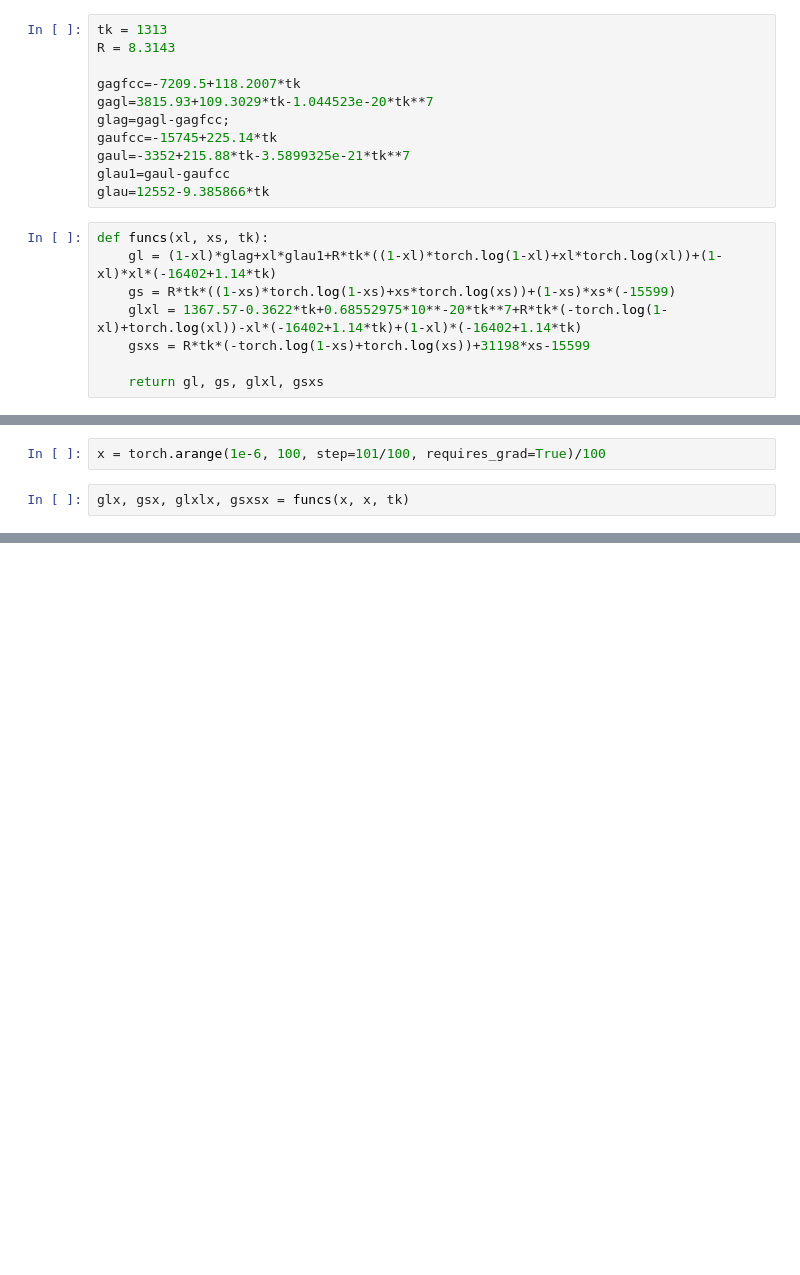
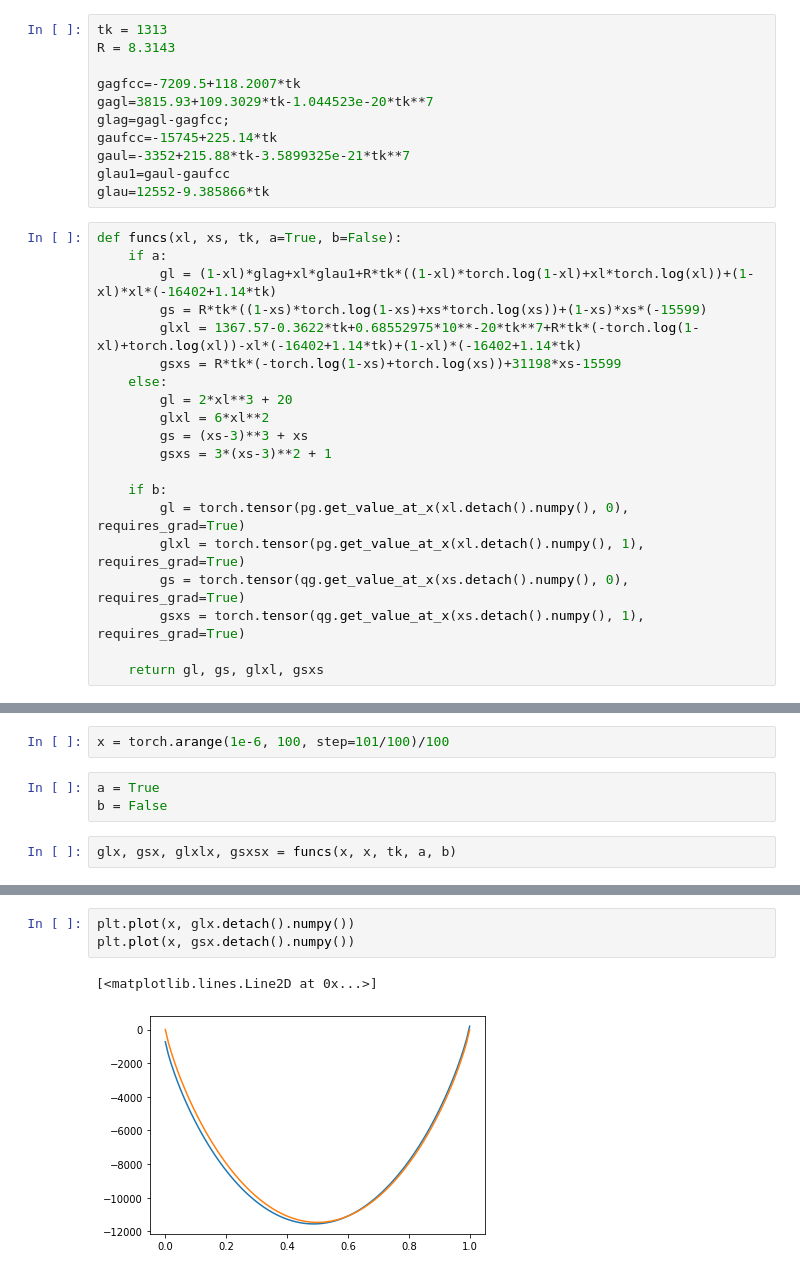
Before and after one commit to eldonko/Masters-Thesis-Code, a Jupyter notebook: notebooks/sandbox/Untitled6.ipynb, the cells around one changed output, grey strips where cells are left out. Cells and saved outputs as stored; diff of their text form; blank space fills up the shorter version.

```diff
--- a/notebooks/sandbox/Untitled6.ipynb
+++ b/notebooks/sandbox/Untitled6.ipynb
@@ -16,11 +35,23 @@ gaul=-3352+215.88*tk-3.5899325e-21*tk**7
 glau1=gaul-gaufcc
 glau=12552-9.385866*tk
 # %%
-def funcs(xl, xs, tk):
-    gl = (1-xl)*glag+xl*glau1+R*tk*((1-xl)*torch.log(1-xl)+xl*torch.log(xl))+(1-xl)*xl*(-16402+1.14*tk)
-    gs = R*tk*((1-xs)*torch.log(1-xs)+xs*torch.log(xs))+(1-xs)*xs*(-15599)
-    glxl = 1367.57-0.3622*tk+0.68552975*10**-20*tk**7+R*tk*(-torch.log(1-xl)+torch.log(xl))-xl*(-16402+1.14*tk)+(1-xl)*(-16402+1.14*tk)
-    gsxs = R*tk*(-torch.log(1-xs)+torch.log(xs))+31198*xs-15599
+def funcs(xl, xs, tk, a=True, b=False):
+    if a:
+        gl = (1-xl)*glag+xl*glau1+R*tk*((1-xl)*torch.log(1-xl)+xl*torch.log(xl))+(1-xl)*xl*(-16402+1.14*tk)
+        gs = R*tk*((1-xs)*torch.log(1-xs)+xs*torch.log(xs))+(1-xs)*xs*(-15599)
+        glxl = 1367.57-0.3622*tk+0.68552975*10**-20*tk**7+R*tk*(-torch.log(1-xl)+torch.log(xl))-xl*(-16402+1.14*tk)+(1-xl)*(-16402+1.14*tk)
+        gsxs = R*tk*(-torch.log(1-xs)+torch.log(xs))+31198*xs-15599
+    else:
+        gl = 2*xl**3 + 20
+        glxl = 6*xl**2
+        gs = (xs-3)**3 + xs
+        gsxs = 3*(xs-3)**2 + 1
+
+    if b:
+        gl = torch.tensor(pg.get_value_at_x(xl.detach().numpy(), 0), requires_grad=True)
+        glxl = torch.tensor(pg.get_value_at_x(xl.detach().numpy(), 1), requires_grad=True)
+        gs = torch.tensor(qg.get_value_at_x(xs.detach().numpy(), 0), requires_grad=True)
+        gsxs = torch.tensor(qg.get_value_at_x(xs.detach().numpy(), 1), requires_grad=True)
 
     return gl, gs, glxl, gsxs
 # %%
@@ -46,6 +81,9 @@ seq2 = nn.Sequential(
     nn.Sigmoid()
     )
 # %%
-x = torch.arange(1e-6, 100, step=101/100, requires_grad=True)/100
+x = torch.arange(1e-6, 100, step=101/100)/100
+# %%
+a = True
+b = False
 # %%
-glx, gsx, glxlx, gsxsx = funcs(x, x, tk)
+glx, gsx, glxlx, gsxsx = funcs(x, x, tk, a, b)
@@ -51,0 +113,6 @@ glx, gsx, glxlx, gsxsx = funcs(x, x, tk)
+# %%
+plt.plot(x, glx.detach().numpy())
+plt.plot(x, gsx.detach().numpy())
+# %% [output]
+[<matplotlib.lines.Line2D at 0x...>]
+[figure, added]
```
Also changed, not shown: parts of 15 cells of this notebook, 41 other files.
